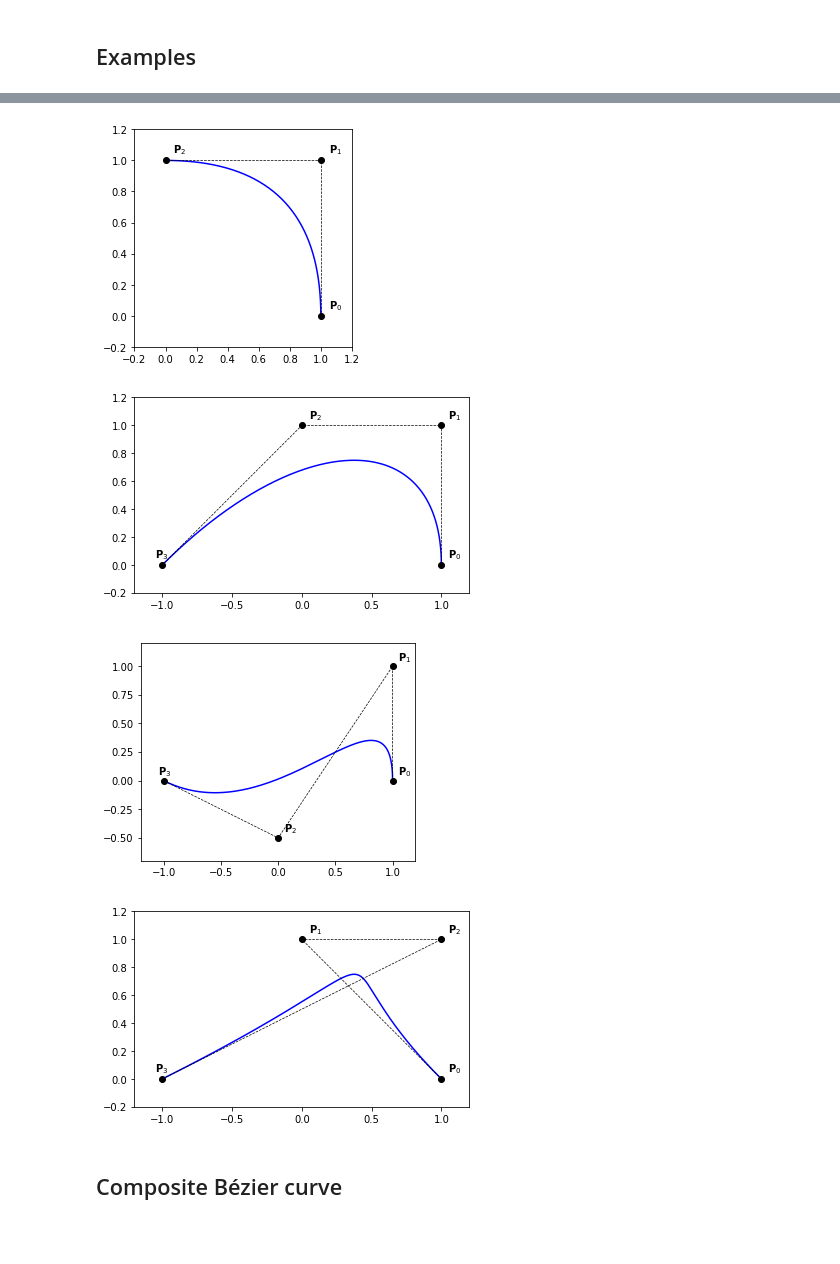
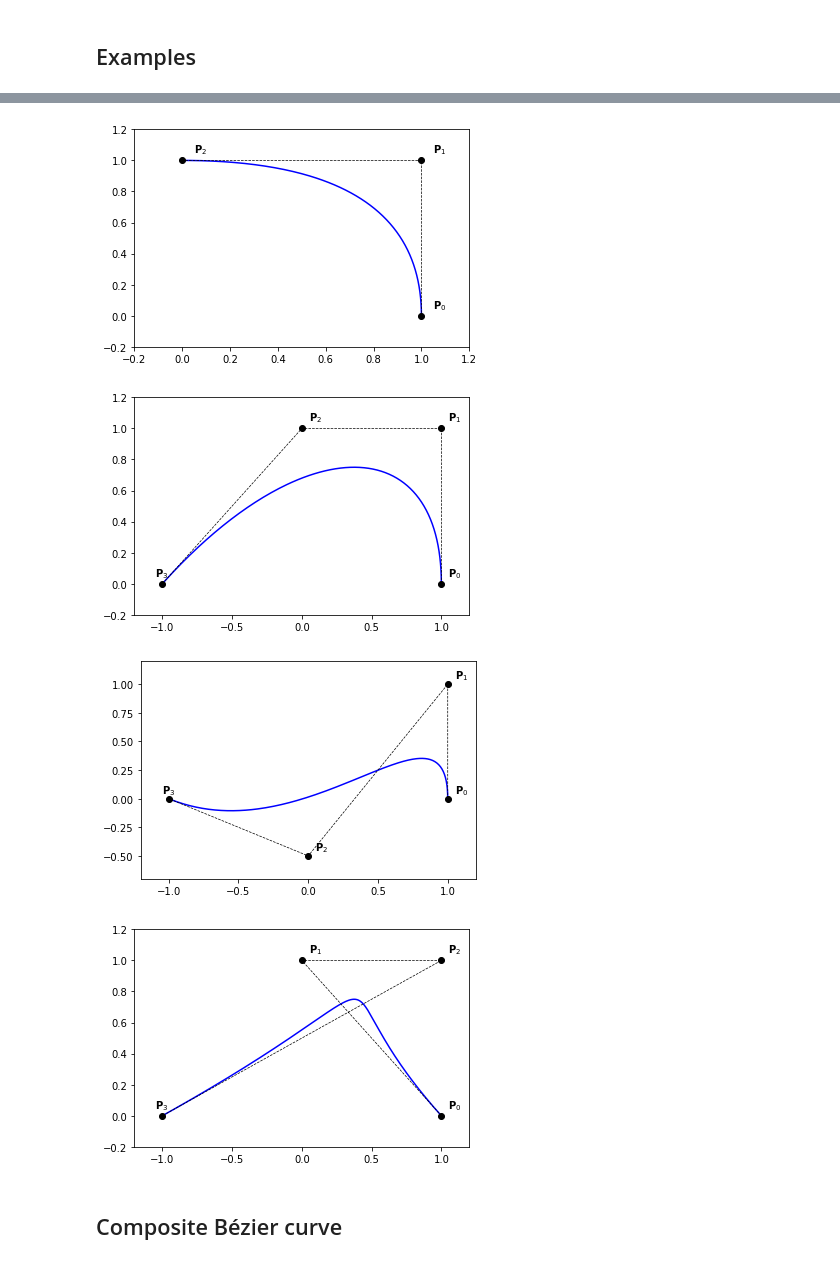
Before and after one commit to ratnania/MA5938, a Jupyter notebook: cad/Bezier_curves.ipynb, the cells around one changed output, grey strips where cells are left out. Saved outputs shown, nothing was run; the diff lists cells and outputs as text; code cells hidden in the pictures; blank space fills up the shorter version.

```diff
--- a/cad/Bezier_curves.ipynb
+++ b/cad/Bezier_curves.ipynb
@@ -104,32 +104,32 @@ example_1()
 # %%
 def example_2():
     nt = 200
     ts = np.linspace(0., 1., nt)
 
     P = np.zeros((3, 2))
     P[:, 0] = [1., 1., 0.]
     P[:, 1] = [0., 1., 1.]
 
     Q = np.zeros((nt, 2))
     for i,t in enumerate(ts):
         Q[i,:] = point_on_bezier_curve(P,t)
 
     plt.plot(Q[:,0], Q[:,1], '-b')
     plt.plot(P[:,0], P[:,1], '--ok', linewidth=0.7)
 
     for i in range(0, 3):
         x,y = P[i,:]
         plt.text(x+0.05,y+0.05,'$\mathbf{P}_{' + str(i) + '}$')
 
     plt.axis([-0.2, 1.2, -0.2, 1.2])
 
-    ax = plt.axes()
-    ax.set_aspect('equal', 'box')
+    #ax = plt.axes()
+    #ax.set_aspect('equal', 'box')
 
 
 example_2()
 # %% [output]
-[figure, old version]
+[figure, new version]
 # %%
 def example_3a():
     nt = 200
@@ -155,13 +155,13 @@ def example_3a():
 
     plt.axis([-1.2, 1.2, -0.2, 1.2])
 
-    ax = plt.axes()
-    ax.set_aspect('equal', 'box')
+    #ax = plt.axes()
+    #ax.set_aspect('equal', 'box')
 
 
 example_3a()
 # %% [output]
-[figure, old version]
+[figure, new version]
 # %%
 def example_3b():
     nt = 200
@@ -187,13 +187,13 @@ def example_3b():
 
     plt.axis([-1.2, 1.2, -0.7, 1.2])
 
-    ax = plt.axes()
-    ax.set_aspect('equal', 'box')
+    #ax = plt.axes()
+    #ax.set_aspect('equal', 'box')
 
 
 example_3b()
 # %% [output]
-[figure, old version]
+[figure, new version]
 # %%
 def example_3c():
     nt = 200
@@ -219,13 +219,13 @@ def example_3c():
 
     plt.axis([-1.2, 1.2, -0.2, 1.2])
 
-    ax = plt.axes()
-    ax.set_aspect('equal', 'box')
+    #ax = plt.axes()
+    #ax.set_aspect('equal', 'box')
 
 
 example_3c()
 # %% [output]
-[figure, old version]
+[figure, new version]
 # %% [markdown]
 ## Composite Bézier curve
 # %%
```
Also changed, not shown: parts of 3 cells of this notebook, 1 other file.
